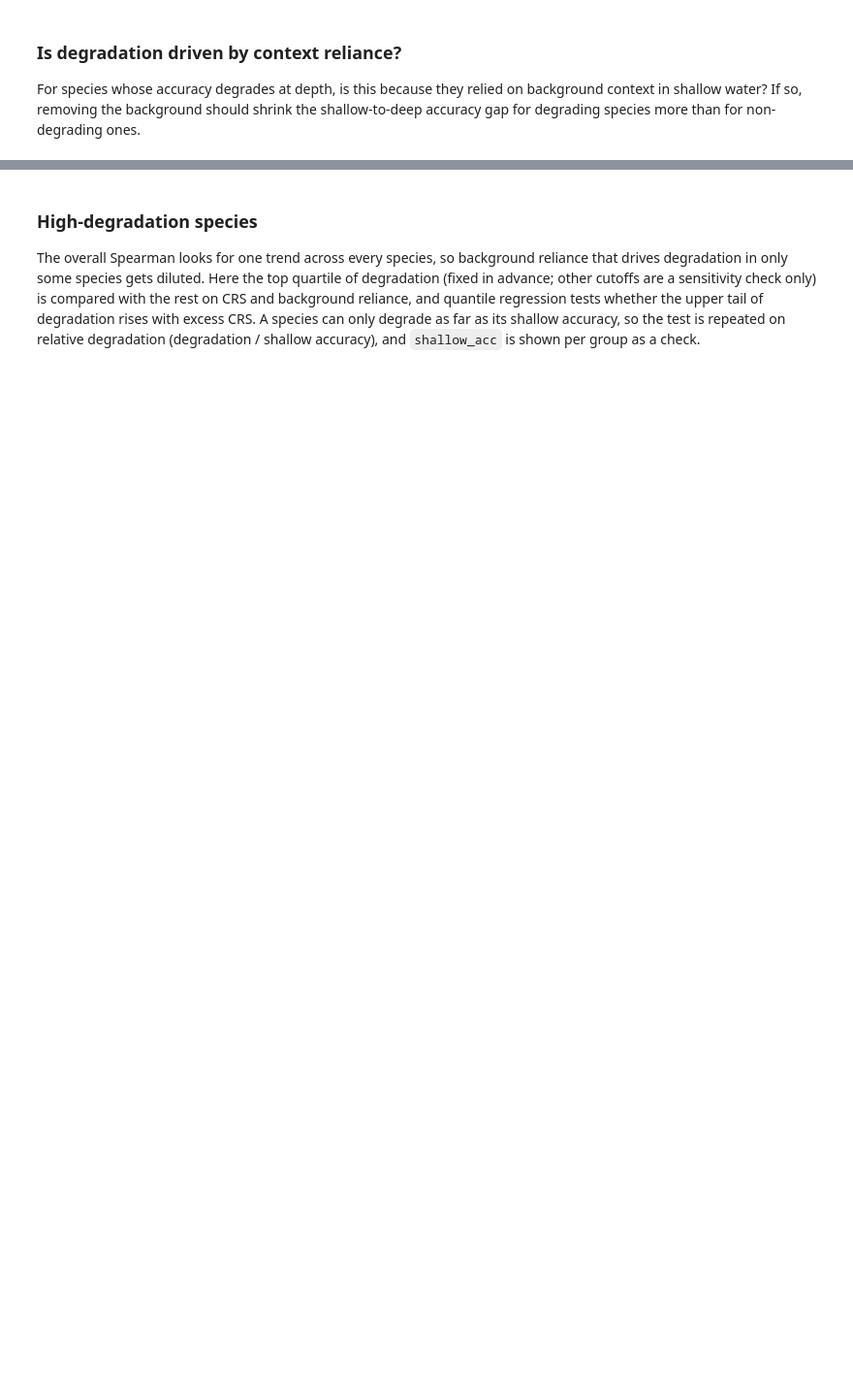
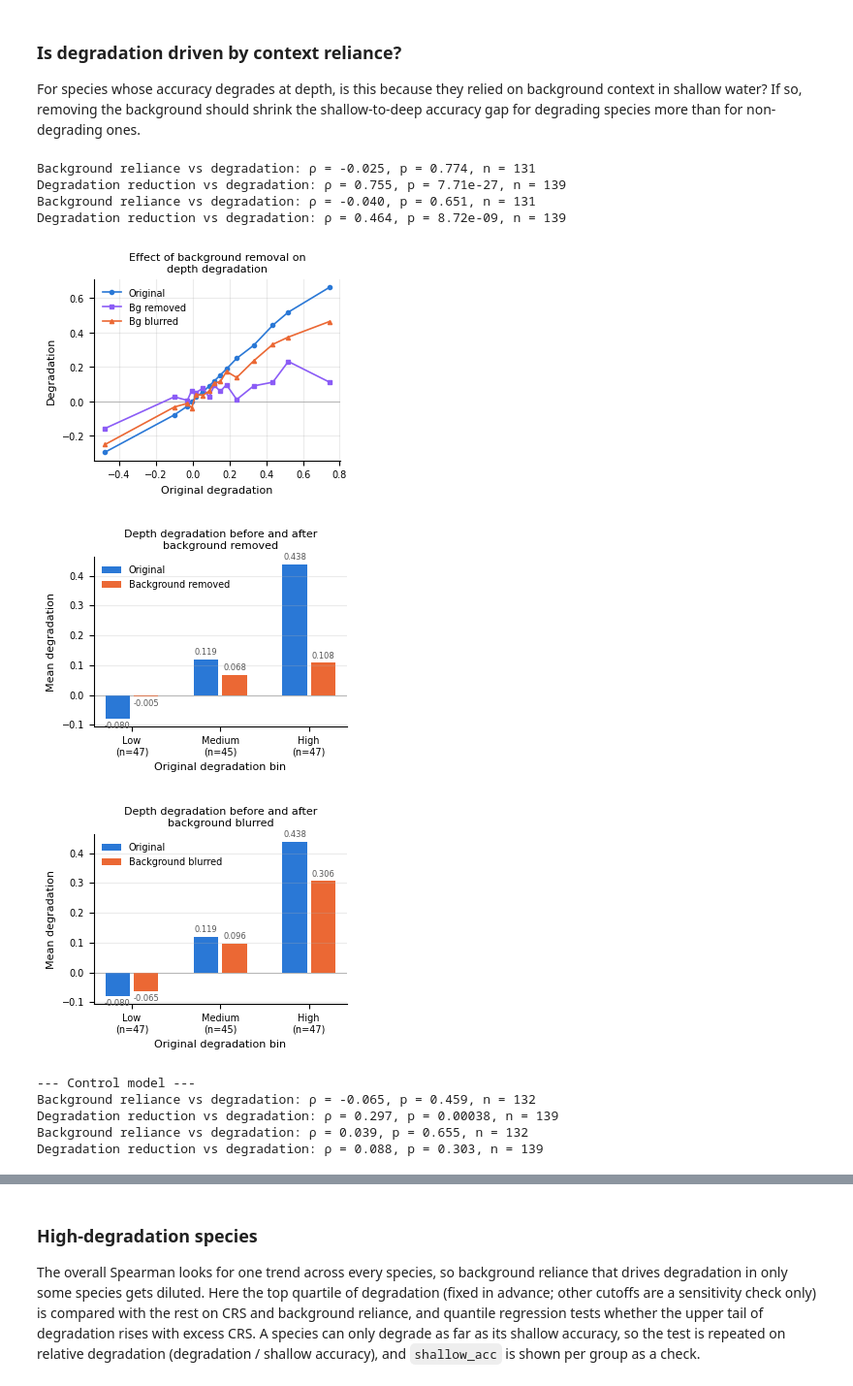
Before and after one commit to kay-asp/cv-project, a Jupyter notebook: analysis.ipynb, the cells around one changed output, grey strips where cells are left out. Shown at 97% size. Drawn from its saved outputs; the diff is of its cells as text; code cells hidden in the pictures; blank space fills up the shorter version.

```diff
--- a/analysis.ipynb
+++ b/analysis.ipynb
@@ -418,30 +701,50 @@ ctrl_df_blur, _ = extensions.degradation_context_analysis(
     int_preds, degradation, species=qualifying, model='control', mode='blur_bg')
 
 extensions.plot_degradation_before_after(
     ctrl_df_grey, df_blur=ctrl_df_blur,
     save_path='results/degradation_before_after_control.png')
 
 extensions.plot_degradation_bar(
     ctrl_df_grey, mode_label='background removed',
     save_path='results/degradation_bar_grey_control.png')
 
 # Accuracy vs depth
 
 analysis.plot_accuracy_vs_depth(
     predictions, depth_df,
     depth_threshold=config.DEPTH_SHALLOW_MAX,
     int_preds=int_preds, int_modes=['grey_bg', 'blur_bg'],
     save_path='results/accuracy_vs_depth_bgintervention.png')
 
 # Species-weighted accuracy vs depth — every species counts equally
 
 # Filter to qualifying species for fair species-weighted comparison
 qual_preds = predictions[predictions['species'].isin(qualifying)]
 qual_int = int_preds[int_preds['species'].isin(qualifying)]
 
 analysis.plot_accuracy_vs_depth(
     qual_preds, depth_df,
     depth_threshold=config.DEPTH_SHALLOW_MAX,
     int_preds=qual_int, int_modes=['grey_bg', 'blur_bg'],
     species_weighted=True,
     save_path='results/accuracy_vs_depth_species_weighted.png')
+
+# Report Fig. 2: the same species-weighted curve without the intervention overlays
+analysis.plot_accuracy_vs_depth(
+    qual_preds, depth_df,
+    depth_threshold=config.DEPTH_SHALLOW_MAX,
+    species_weighted=True,
+    save_path='results/accuracy_vs_depth_per_species.png')
+# %% [output]
+Background reliance vs degradation: ρ = -0.025, p = 0.774, n = 131
+Degradation reduction vs degradation: ρ = 0.755, p = 7.71e-27, n = 139
+Background reliance vs degradation: ρ = -0.040, p = 0.651, n = 131
+Degradation reduction vs degradation: ρ = 0.464, p = 8.72e-09, n = 139
+[figure, added]
+[figure, added]
+[figure, added]
+--- Control model ---
+Background reliance vs degradation: ρ = -0.065, p = 0.459, n = 132
+Degradation reduction vs degradation: ρ = 0.297, p = 0.00038, n = 139
+Background reliance vs degradation: ρ = 0.039, p = 0.655, n = 132
+Degradation reduction vs degradation: ρ = 0.088, p = 0.303, n = 139
```
Also changed, not shown: parts of 37 cells of this notebook, 27 other files.
